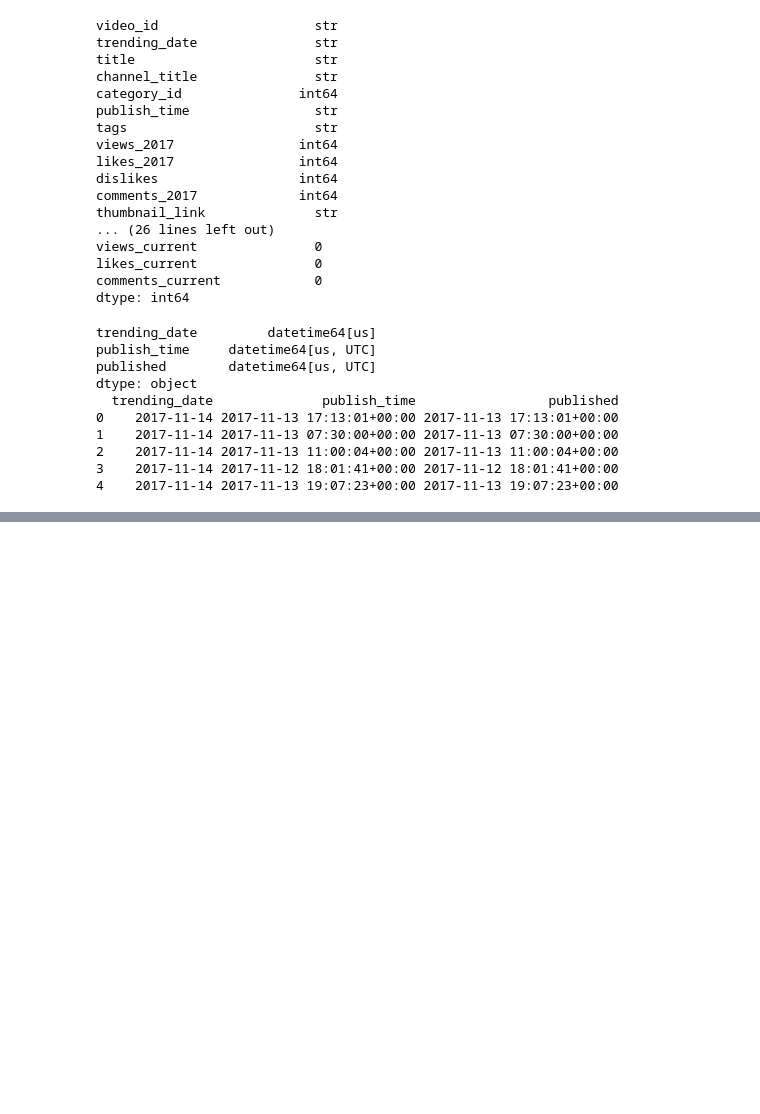
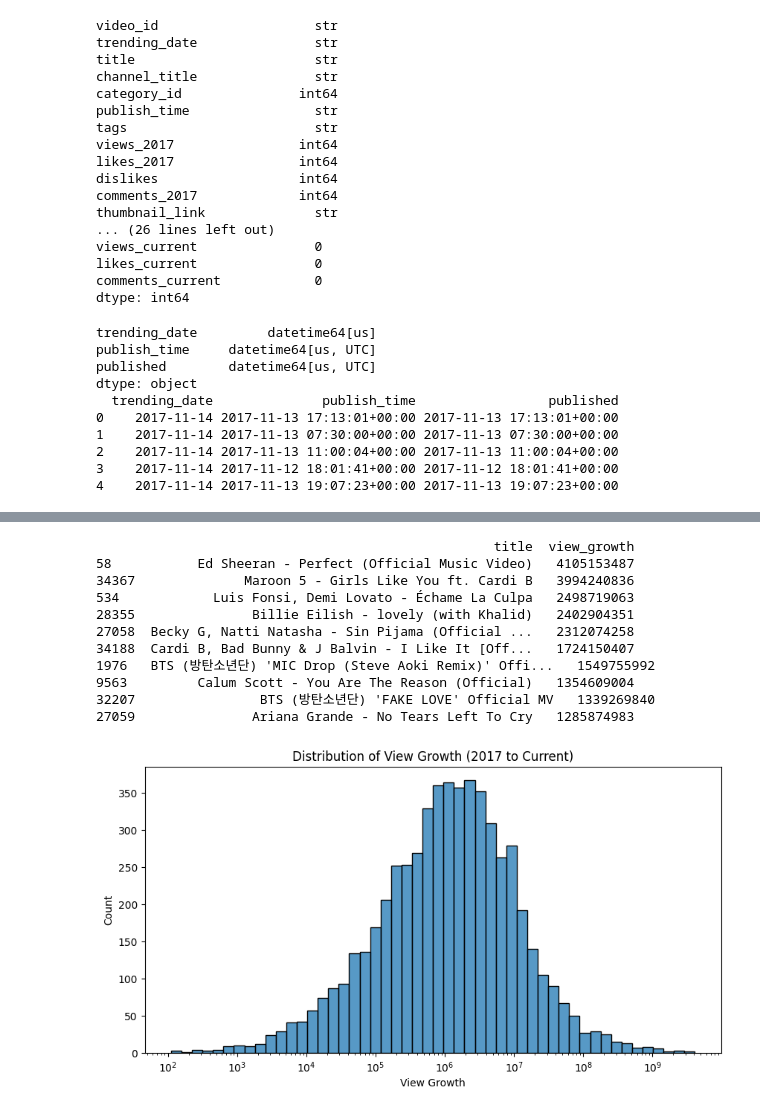
Before and after one commit to summeraskey/final-project, a Jupyter notebook: final.ipynb, the cells around one changed output, grey strips where cells are left out. Cells and saved outputs as stored; diff of their text form; code cells hidden in the pictures; blank space fills up the shorter version.

```diff
--- a/final.ipynb
+++ b/final.ipynb
@@ -230,0 +279,23 @@ dtype: object
+# %%
+# Deduplicating the videos
+df_unique = df.drop_duplicates(subset="video_id")
+
+print(df_unique[["title", "view_growth"]].sort_values("view_growth", ascending=False).head(10))
+plt.figure(figsize=(10, 5))
+sns.histplot(df_unique["view_growth"], log_scale=True, bins=50)
+plt.title("Distribution of View Growth (2017 to Current)")
+plt.xlabel("View Growth")
+plt.show()
+# %% [output]
+                                                   title  view_growth
+58           Ed Sheeran - Perfect (Official Music Video)   4105153487
+34367              Maroon 5 - Girls Like You ft. Cardi B   3994240836
+534            Luis Fonsi, Demi Lovato - Échame La Culpa   2498719063
+28355               Billie Eilish - lovely (with Khalid)   2402904351
+27058  Becky G, Natti Natasha - Sin Pijama (Official ...   2312074258
+34188  Cardi B, Bad Bunny & J Balvin - I Like It [Off...   1724150407
+1976   BTS (방탄소년단) 'MIC Drop (Steve Aoki Remix)' Offi...   1549755992
+9563         Calum Scott - You Are The Reason (Official)   1354609004
+32207                BTS (방탄소년단) 'FAKE LOVE' Official MV   1339269840
+27059               Ariana Grande - No Tears Left To Cry   1285874983
+[figure, added]
```
Also changed, not shown: parts of 10 cells of this notebook.
